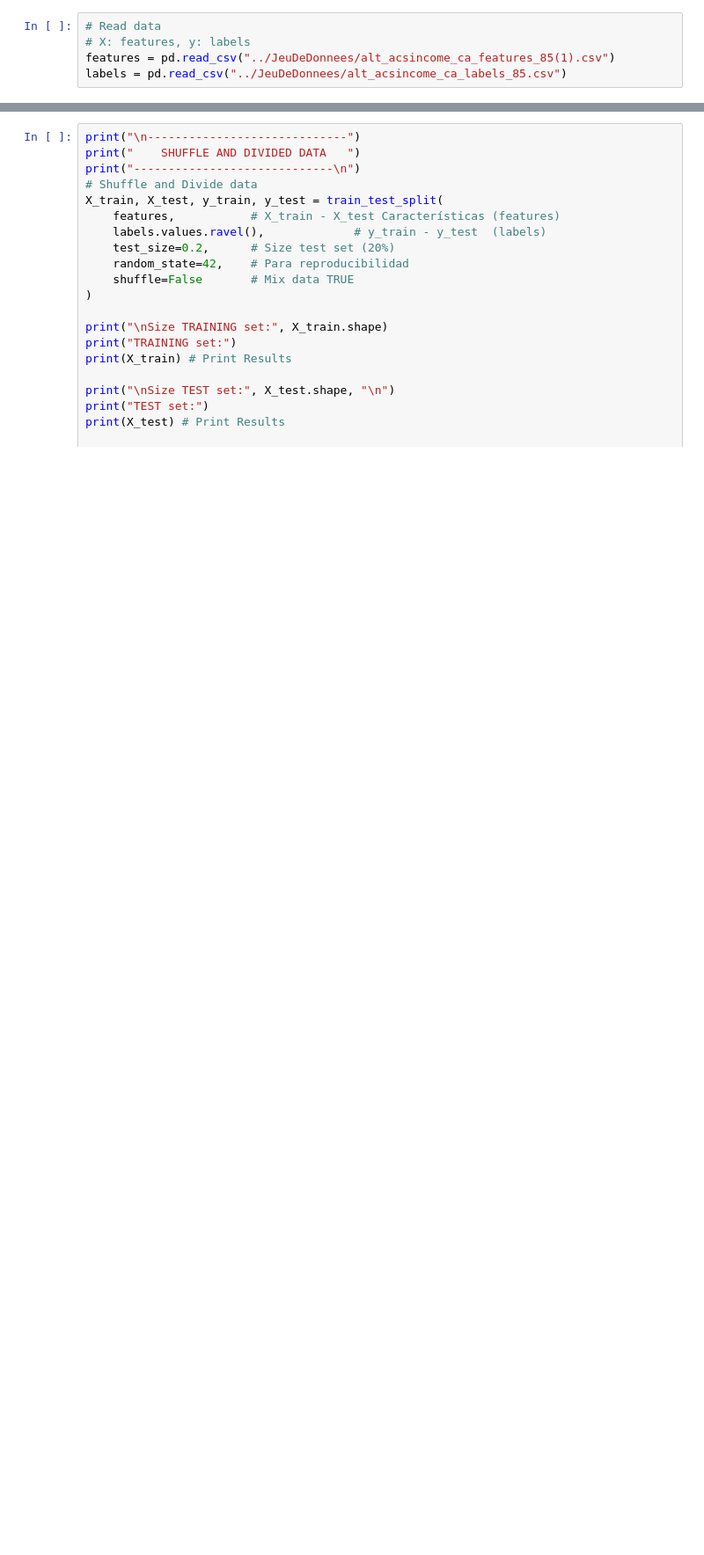
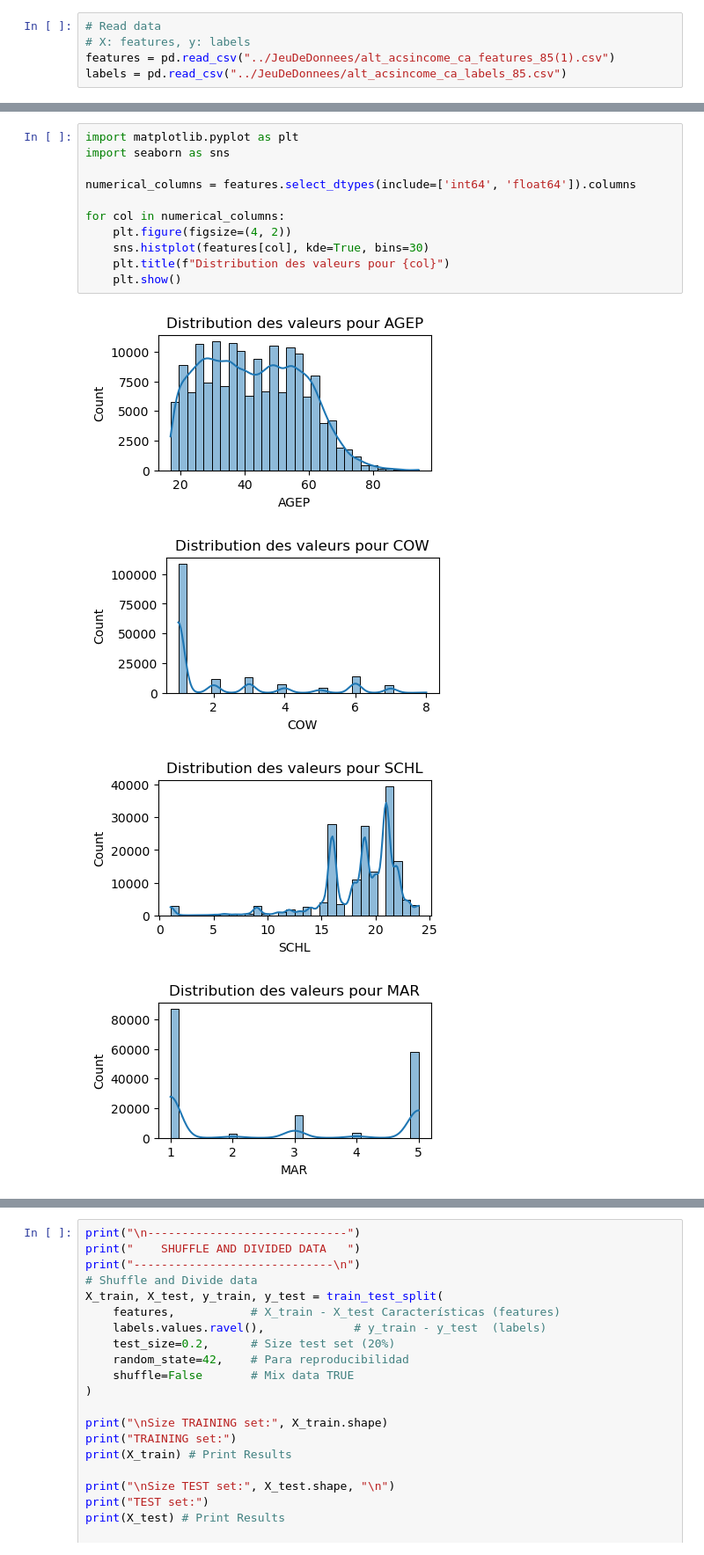
Before and after one commit to Xuxin2333/TP_supervise_Cris_Xuxin, a Jupyter notebook: Code/supervise.ipynb, the cells around one changed output, grey strips where cells are left out. Shown at 88% size. Drawn from its saved outputs; the diff is of its cells as text; blank space fills up the shorter version.

```diff
--- a/Code/supervise.ipynb
+++ b/Code/supervise.ipynb
@@ -52,0 +68,16 @@ print(labels.columns)   # Show all the columns on the dataset
+# %%
+import matplotlib.pyplot as plt
+import seaborn as sns
+
+numerical_columns = features.select_dtypes(include=['int64', 'float64']).columns
+
+for col in numerical_columns:
+    plt.figure(figsize=(4, 2))
+    sns.histplot(features[col], kde=True, bins=30)
+    plt.title(f"Distribution des valeurs pour {col}")
+    plt.show()
+# %% [output]
+[figure, added]
+[figure, added]
+[figure, added]
+[figure, added]
```
Also changed, not shown: parts of 15 cells of this notebook, 2 other files.
